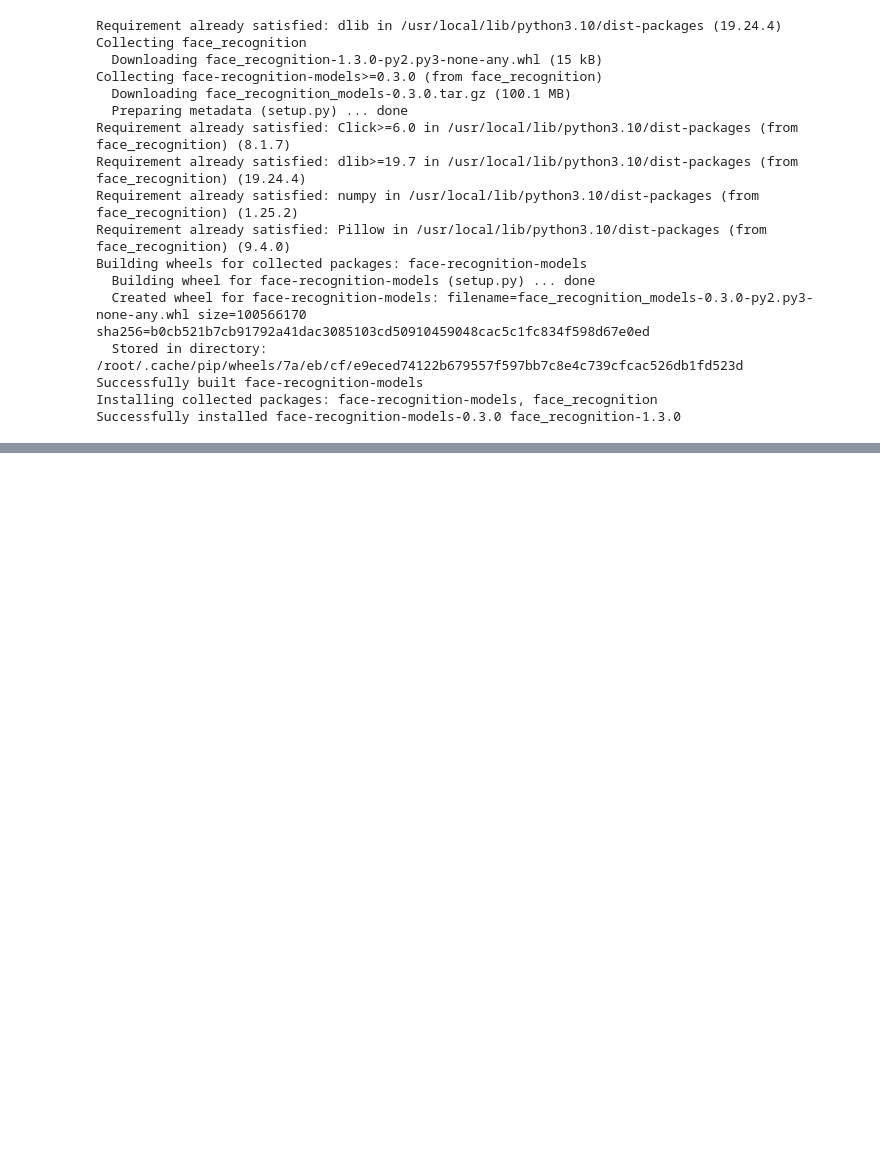
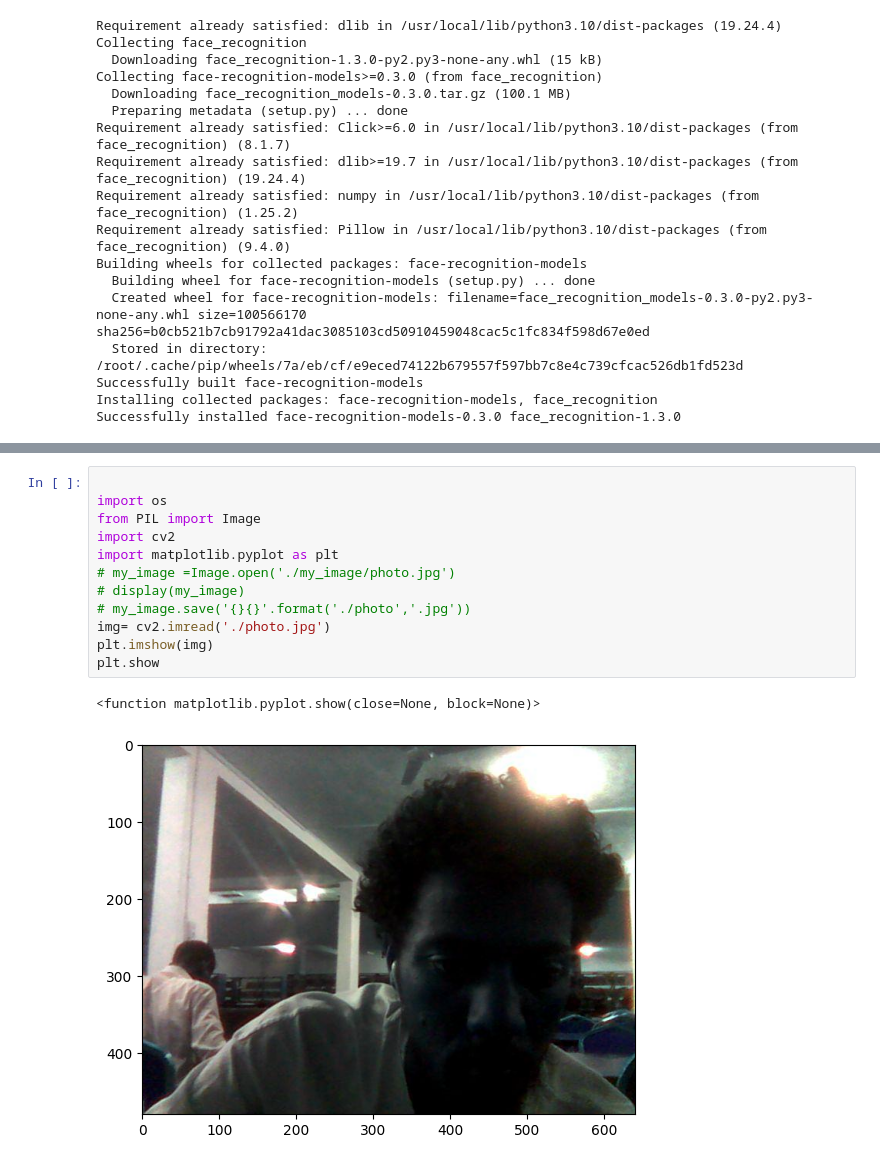
Before and after one commit to Biniyamgd/IDP, a Jupyter notebook: test.ipynb, the cells around one changed output, grey strips where cells are left out. Drawn from its saved outputs; the diff is of its cells as text; blank space fills up the shorter version.

```diff
--- a/test.ipynb
+++ b/test.ipynb
@@ -73,4 +73,19 @@ def take_photo(filename='photo.jpg', quality=0.8):
   return filename
+# %%
+
+import os
+from PIL import Image
+import cv2
+import matplotlib.pyplot as plt
+# my_image =Image.open('./my_image/photo.jpg')
+# display(my_image)
+# my_image.save('{}{}'.format('./photo','.jpg'))
+img= cv2.imread('./photo.jpg')
+plt.imshow(img)
+plt.show
+# %% [output]
+<function matplotlib.pyplot.show(close=None, block=None)>
+[figure, added]
 # %%
 from IPython.display import Image
 try:
```
Also changed, not shown: parts of 5 cells of this notebook.
